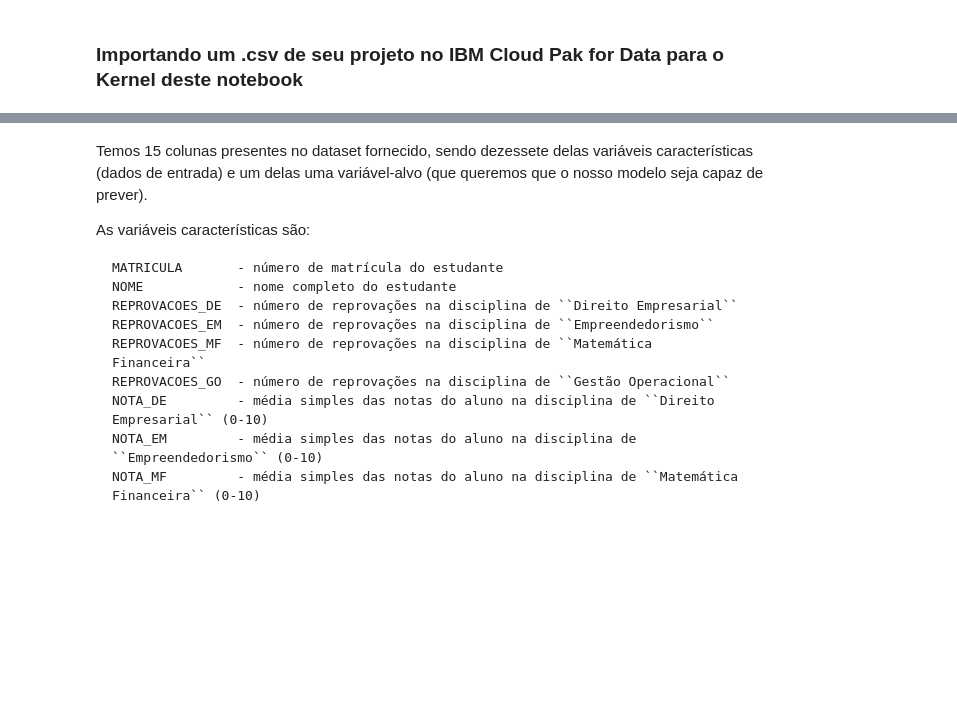
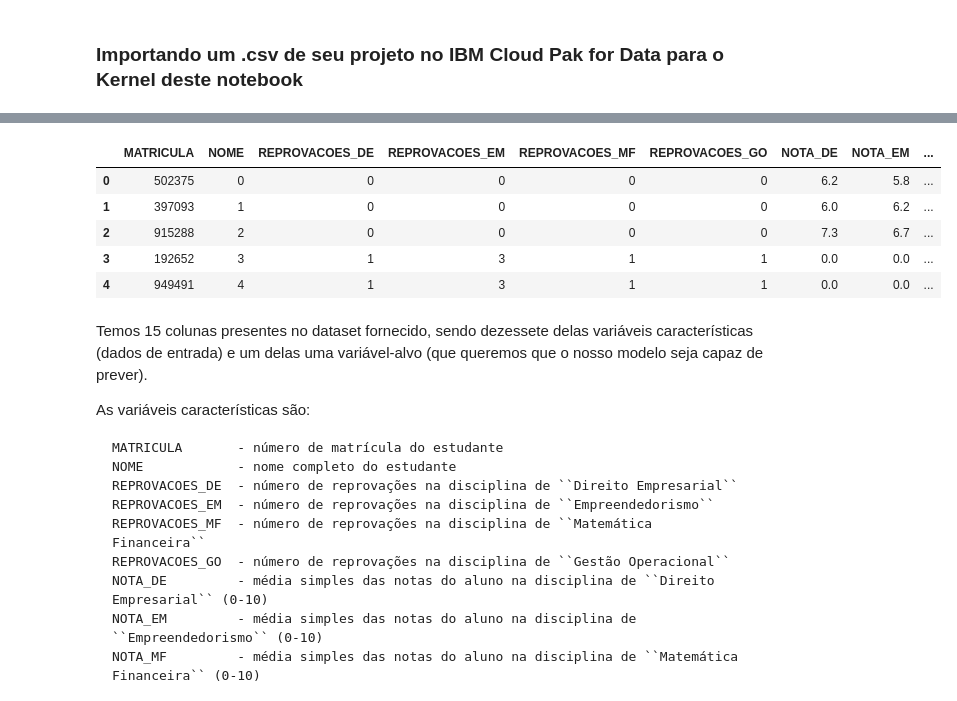
Before and after one commit to maratonadev-br/desafio-2-2020, a Jupyter notebook: Assets/Notebooks/parte-1.ipynb, the cells around one changed output, grey strips where cells are left out. Cells and saved outputs as stored; diff of their text form; code cells hidden in the pictures; blank space fills up the shorter version.

```diff
--- a/Assets/Notebooks/parte-1.ipynb
+++ b/Assets/Notebooks/parte-1.ipynb
@@ -66,3 +83,16 @@ Após a seleção da opção **"Insert to code"**, a célula abaixo será preenc
+# %%
+df_data_1 = pd.read_csv('../Data/dataset_desafio_2_with_smote.csv')
+df_data_1.head()
+
+# sizes = df_data_1['PERFIL'].value_counts(sort=1)
+# print(sizes)
+# %% [output]
+|  | MATRICULA | NOME | REPROVACOES_DE | REPROVACOES_EM | REPROVACOES_MF | REPROVACOES_GO | NOTA_DE | NOTA_EM | ... |
+| 0 | 502375 | 0 | 0 | 0 | 0 | 0 | 6.2 | 5.8 | ... |
+| 1 | 397093 | 1 | 0 | 0 | 0 | 0 | 6.0 | 6.2 | ... |
+| 2 | 915288 | 2 | 0 | 0 | 0 | 0 | 7.3 | 6.7 | ... |
+| 3 | 192652 | 3 | 1 | 3 | 1 | 1 | 0.0 | 0.0 | ... |
+| 4 | 949491 | 4 | 1 | 3 | 1 | 1 | 0.0 | 0.0 | ... |
 # %% [markdown]
 Temos 15 colunas presentes no dataset fornecido, sendo dezessete delas variáveis características (dados de entrada) e um delas uma variável-alvo (que queremos que o nosso modelo seja capaz de prever).
 
```
Also changed, not shown: parts of 33 cells of this notebook, 5 other files.
